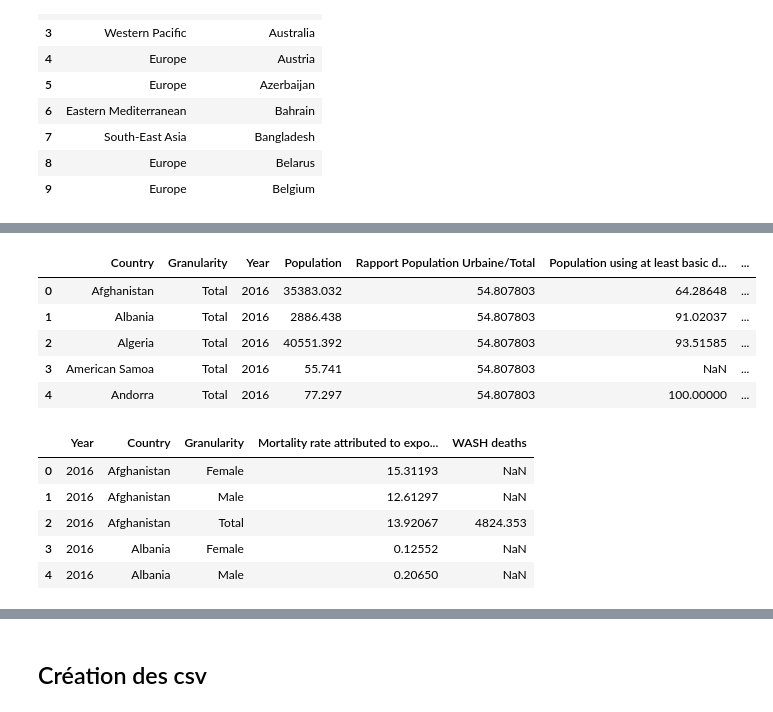
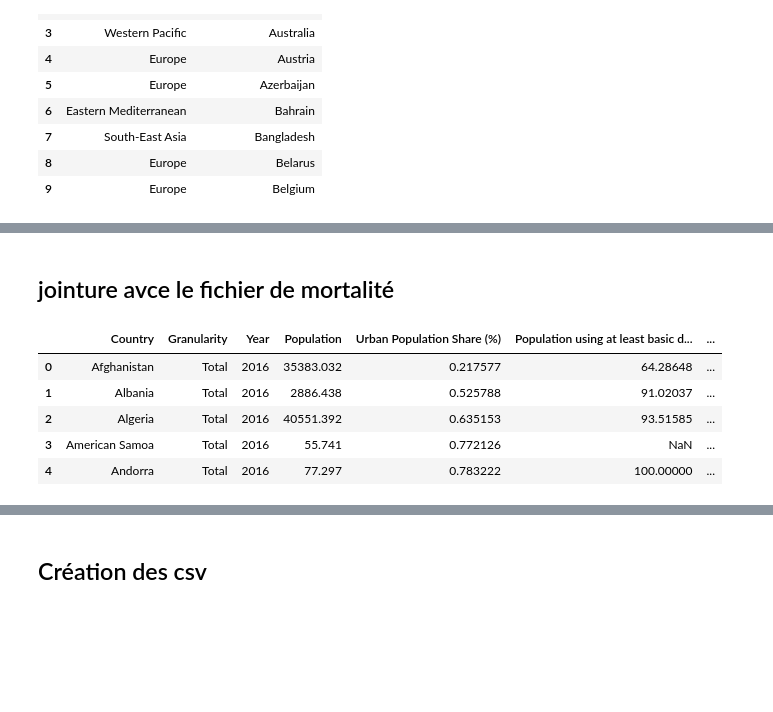
Before and after one commit to AntoineJBQ/P8, a Jupyter notebook: NOTEBOOK/P8.ipynb, the cells around one changed output, grey strips where cells are left out. Drawn from its saved outputs; the diff is of its cells as text; code cells hidden in the pictures; blank space fills up the shorter version.

Commit message:
tri sur les fichiers du P8

```diff
--- a/NOTEBOOK/P8.ipynb
+++ b/NOTEBOOK/P8.ipynb
@@ -466,0 +343,3 @@ total_data_df.head()
+# %%
+total_data_df["part de la population ayant accès sécurisé à l'eau"]= round(total_data_df['Population'] * (total_data_df['Population using safely managed drinking-water services (%)']/100),2)
+total_data_df.head()
@@ -466,0 +353,3 @@ total_data_df.head()
+# %%
+total_data_df["difference entre accès et accès safe"]= round((total_data_df["part de la population ayant accès à l'eau"] - total_data_df["part de la population ayant accès sécurisé à l'eau"]),2)
+total_data_df.head()
@@ -466,0 +363,3 @@ total_data_df.head()
+# %%
+total_data_df["part de la population n'ayant pas un accès à l'eau"]= round(total_data_df["Population"] -(total_data_df["difference entre accès et accès safe"] + total_data_df["part de la population ayant accès sécurisé à l'eau"]),2)
+total_data_df.head()
@@ -466,0 +375,12 @@ total_data_df.head()
+# %%
+# x_normalized = (x - min(colonne)) / (max(colonne) - min(colonne))
+# x_normalized = (x - moyenne(colonne)) / écart-type(colonne)
+
+# Créez un MinMaxScaler pour normaliser les colonnes
+scaler = MinMaxScaler()
+
+# Normalisez les colonnes "col1" et "col2"
+columns_to_normalize = ['Political_Stability', 'Urban Population Share (%)']
+total_data_df[columns_to_normalize] = scaler.fit_transform(total_data_df[columns_to_normalize])
+
+total_data_df.head()
@@ -467,24 +396,18 @@ total_data_df.head()
+# %% [markdown]
+## jointure avce le fichier de mortalité
 # %%
-Dataframe_mortalité_2016_total = total_data_df[(total_data_df['Year'] == 2016) & (total_data_df['Granularity'] == 'Total')]
+# selection de l'année 2016
+Dataframe_mortalité_2016_total = total_data_df[(total_data_df['Year'] == 2016)]
 
 # Réinitialisez l'index
 Dataframe_mortalité_2016_total = Dataframe_mortalité_2016_total.reset_index(drop=True)
 
 # Affichez le DataFrame réinitialisé
 Dataframe_mortalité_2016_total.head()
 # %% [output]
-|  | Country | Granularity | Year | Population | Rapport Population Urbaine/Total | Population using at least basic d... | ... |
-| 0 | Afghanistan | Total | 2016 | 35383.032 | 54.807803 | 64.28648 | ... |
-| 1 | Albania | Total | 2016 | 2886.438 | 54.807803 | 91.02037 | ... |
-| 2 | Algeria | Total | 2016 | 40551.392 | 54.807803 | 93.51585 | ... |
-| 3 | American Samoa | Total | 2016 | 55.741 | 54.807803 | NaN | ... |
-| 4 | Andorra | Total | 2016 | 77.297 | 54.807803 | 100.00000 | ... |
+|  | Country | Granularity | Year | Population | Urban Population Share (%) | Population using at least basic d... | ... |
+| 0 | Afghanistan | Total | 2016 | 35383.032 | 0.217577 | 64.28648 | ... |
+| 1 | Albania | Total | 2016 | 2886.438 | 0.525788 | 91.02037 | ... |
+| 2 | Algeria | Total | 2016 | 40551.392 | 0.635153 | 93.51585 | ... |
+| 3 | American Samoa | Total | 2016 | 55.741 | 0.772126 | NaN | ... |
+| 4 | Andorra | Total | 2016 | 77.297 | 0.783222 | 100.00000 | ... |
-# %%
-mortality.head()
-# %% [output]
-|  | Year | Country | Granularity | Mortality rate attributed to expo... | WASH deaths |
-| 0 | 2016 | Afghanistan | Female | 15.31193 | NaN |
-| 1 | 2016 | Afghanistan | Male | 12.61297 | NaN |
-| 2 | 2016 | Afghanistan | Total | 13.92067 | 4824.353 |
-| 3 | 2016 | Albania | Female | 0.12552 | NaN |
-| 4 | 2016 | Albania | Male | 0.20650 | NaN |
```
Also changed, not shown: parts of 51 cells of this notebook, 18 other files.
